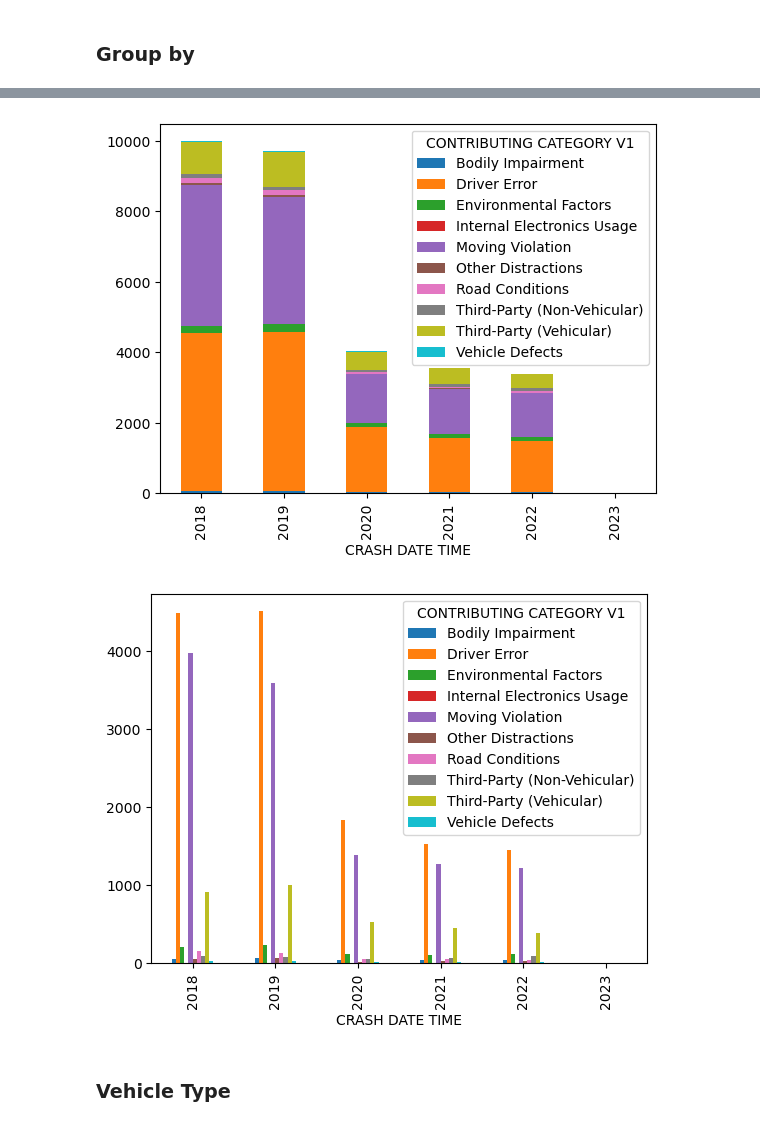
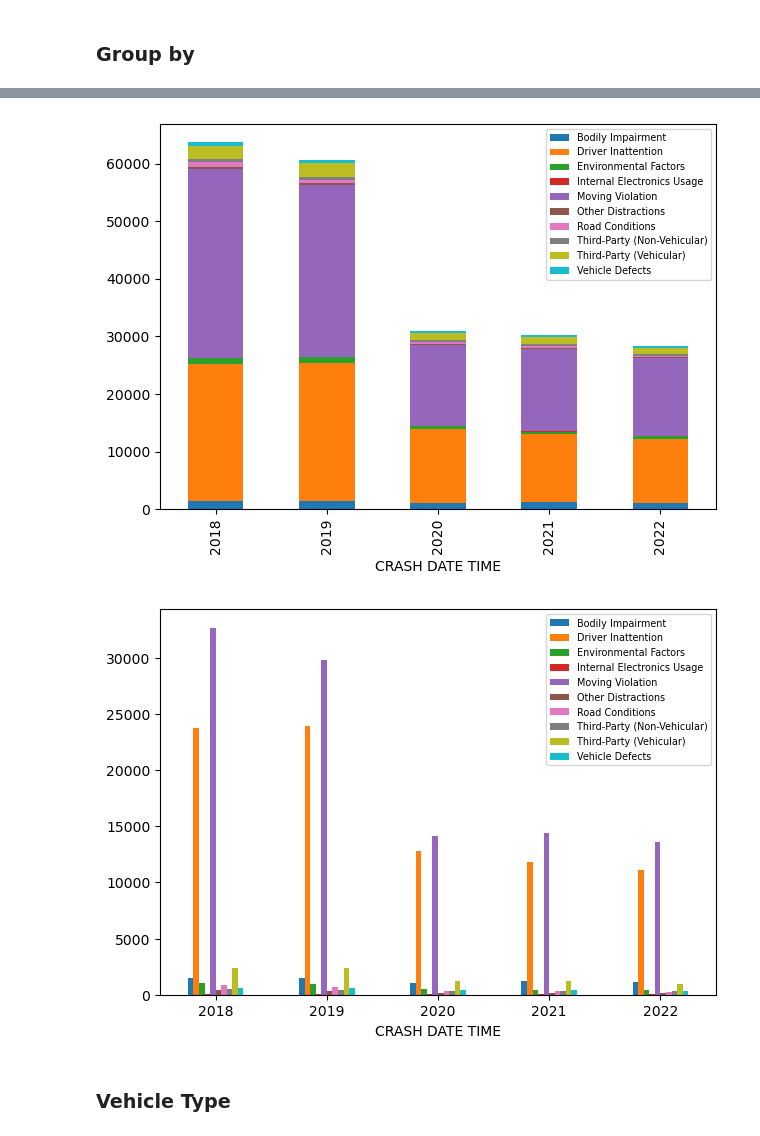
Before and after one commit to anniezhengaz/Capstone-NYC-Collisions, a Jupyter notebook: exploratory_files/Graphs.ipynb, the cells around one changed output, grey strips where cells are left out. Drawn from its saved outputs; the diff is of its cells as text; code cells hidden in the pictures.

```diff
--- a/exploratory_files/Graphs.ipynb
+++ b/exploratory_files/Graphs.ipynb
@@ -12,6 +12,6 @@ from sklearn.preprocessing import OneHotEncoder
 
 %matplotlib inline
 # %%
-df = pd.read_csv('data/Final_Motor_Vehicle_Collisions_QuBr_2018-2023_Class.csv')
+df = pd.read_csv('data/Final_Motor_Vehicle_Collisions_QuBr_2018_2023-Model.csv')
 df.head()
 # %% [output]
@@ -23,0 +24,4 @@ df.head()
+# %%
+# Create a new column 'IF NIGHT' based on whether 'Night' appears in the 'TIME OF DAY' column
+df['IF NIGHT'] = df['TIME OF DAY'].apply(lambda x: True if x == 'Night' else False)
+df.head()
@@ -396,19 +444,36 @@ yearly_cat_pivt
 # %%
+# Set up plots
+#fig, ax = plt.subplots(figsize=(13, 6))
+
 # create a bar chart of the pivot table
 yearly_cat_pivt.plot(kind='bar', stacked=True)
 
+#Legend
+plt.legend(loc='upper right', fontsize='x-small')
+plt.tight_layout()
+
 # display the chart
 plt.show();
 # %% [output]
-[figure, old version]
+[figure, new version]
 # %%
-# create a bar chart of the pivot table
+#fig, ax = plt.subplots(figsize=(15, 8))
+
+
+#Create a bar chart of the pivot table
 yearly_cat_pivt.plot(kind='bar')
 
-# display the chart
+#Legend
+plt.legend(loc='upper right', fontsize='x-small')
+plt.tight_layout()
+
+#Rotate x-axis ticks
+plt.tick_params(axis='x', labelrotation=0)
+
+#Display the chart
 plt.show();
 # %% [output]
-[figure, old version]
+[figure, new version]
 # %% [markdown]
 ### Vehicle Type
 # %%
```
Also changed, not shown: parts of 44 cells of this notebook, 18 other files.
